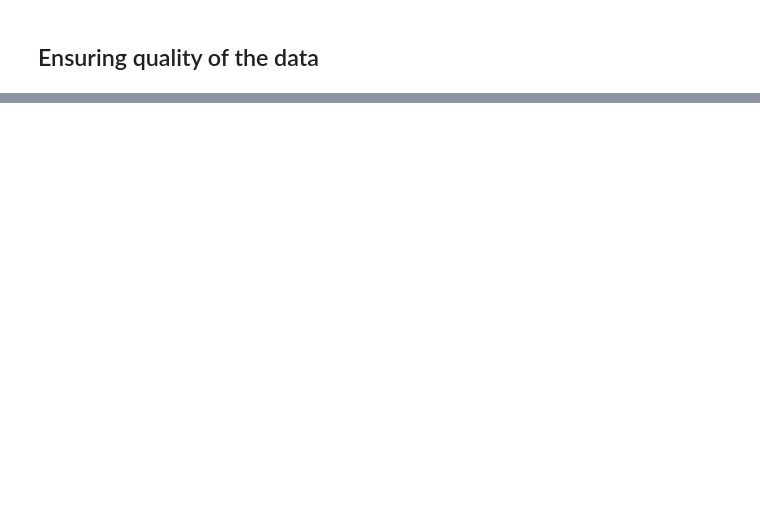
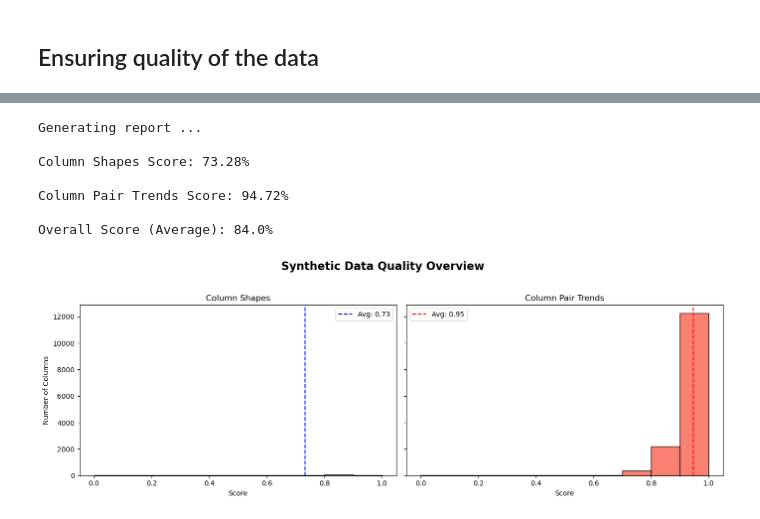
Before and after one commit to vaipos/Blue-Blood-ACM-Research, a Jupyter notebook: statistical_analysis.ipynb, the cells around one changed output, grey strips where cells are left out. Cells and saved outputs as stored; diff of their text form; code cells hidden in the pictures; blank space fills up the shorter version.

```diff
--- a/statistical_analysis.ipynb
+++ b/statistical_analysis.ipynb
@@ -636,0 +733,45 @@ prescription_dose_unit_rx  4.061870       3.920000       0.141870
+# %%
+import matplotlib.pyplot as plt
+
+def plot_quality_summary_histogram(report):
+    # Get scores
+    shapes = report.get_details('Column Shapes')['Score']
+    pairs = report.get_details('Column Pair Trends')['Score']
+
+    # Setup
+    bins = [0, 0.6, 0.7, 0.8, 0.9, 1.0]
+    bin_labels = ['<0.6', '0.6–0.7', '0.7–0.8', '0.8–0.9', '0.9–1.0']
+
+    # Create subplot
+    fig, axs = plt.subplots(1, 2, figsize=(14, 5), sharey=True)
+
+    # Plot Column Shapes Histogram
+    axs[0].hist(shapes, bins=bins, color='skyblue', edgecolor='black')
+    axs[0].axvline(shapes.mean(), color='blue', linestyle='--', label=f'Avg: {shapes.mean():.2f}')
+    axs[0].set_title('Column Shapes')
+    axs[0].set_xlabel('Score')
+    axs[0].set_ylabel('Number of Columns')
+    axs[0].legend()
+
+    # Plot Column Pair Trends Histogram
+    axs[1].hist(pairs, bins=bins, color='salmon', edgecolor='black')
+    axs[1].axvline(pairs.mean(), color='red', linestyle='--', label=f'Avg: {pairs.mean():.2f}')
+    axs[1].set_title('Column Pair Trends')
+    axs[1].set_xlabel('Score')
+    axs[1].legend()
+
+    plt.suptitle('Synthetic Data Quality Overview', fontsize=16, weight='bold')
+    plt.tight_layout(rect=[0, 0, 1, 0.95])
+    plt.show()
+
+report = evaluate_synthetic_data_quality(df, df_synthetic)
+plot_quality_summary_histogram(report)
+# %% [output]
+Generating report ...
+
+Column Shapes Score: 73.28%
+
+Column Pair Trends Score: 94.72%
+
+Overall Score (Average): 84.0%
+[figure, added]
```
Also changed, not shown: parts of 15 cells of this notebook, 11 other files.
